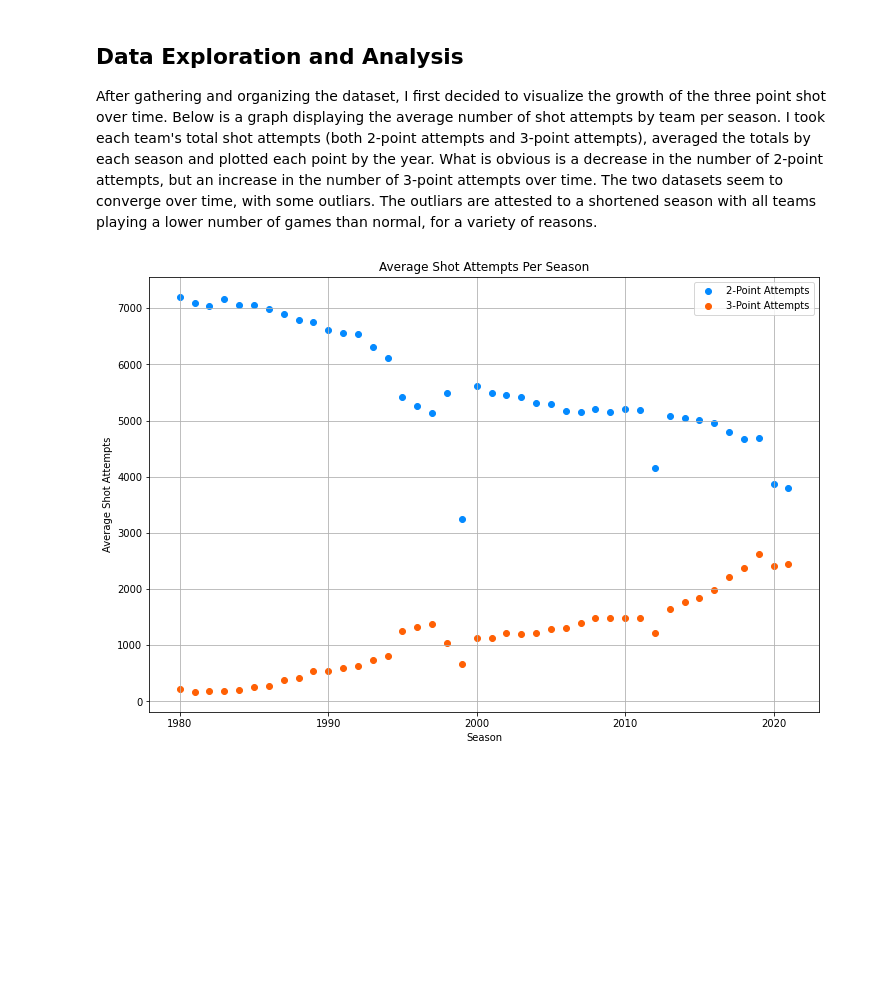
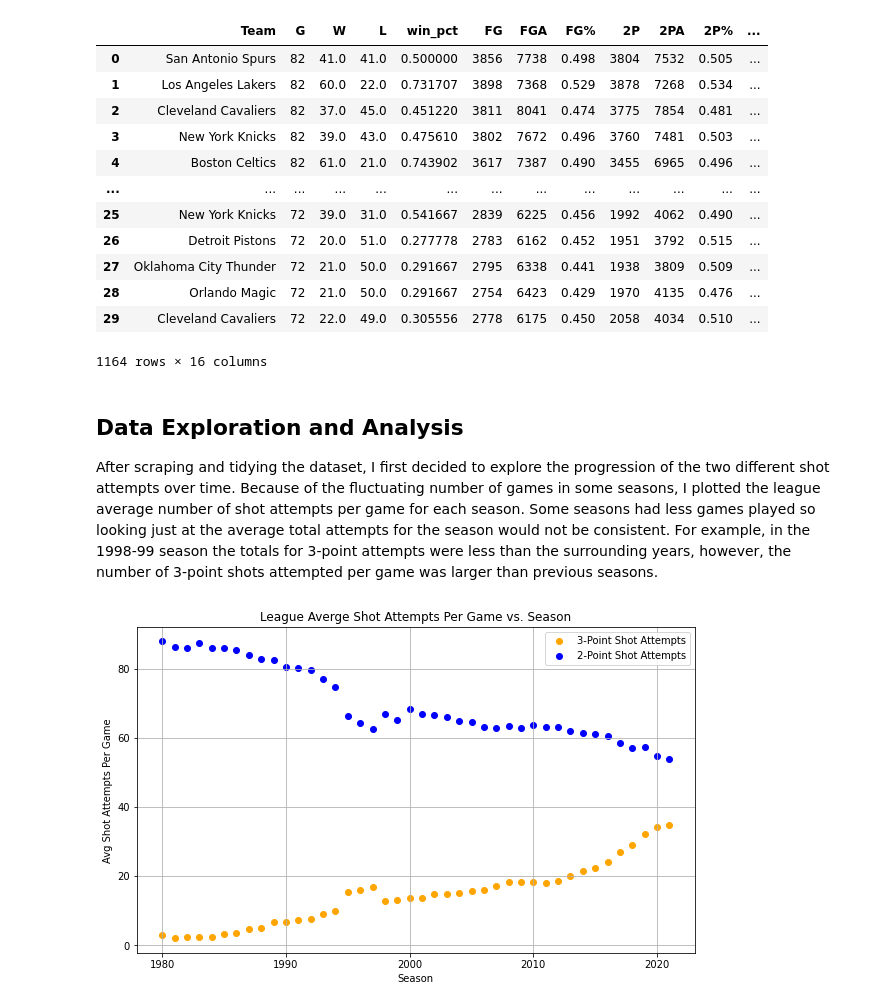
Before and after one commit to rahulShahCode/DSPipelineTutorial, a Jupyter notebook: final.ipynb, the cells around one changed output. Cells and saved outputs as stored; diff of their text form; code cells hidden in the pictures; blank space fills up the shorter version.

```diff
--- a/final.ipynb
+++ b/final.ipynb
@@ -26,7 +32,7 @@ I had to scrape two tables for each season, one with the total stats for each te
 # %%
 year = 1980
 df = None
-# Function to remove asteriks from team name
+# Function to remove asteriks from team name for uniformity
 def remove_asteriks(df):
     for i in df.index:
         t = df.at[i, "Team"]
@@ -34,9 +40,12 @@ def remove_asteriks(df):
             df.at[i, 'Team'] = t[0:len(t)-1]
     return df
 
+# Iteration to obtain data for each season
 for year in range(1980, 2022):
     stats_url = f'https://widgets.sports-reference.com/wg.fcgi?css=1&site=bbr&url=%2Fleagues%2FNBA_{year}.html&div=div_team-stats-base'
     standings_url = f'https://widgets.sports-reference.com/wg.fcgi?css=1&site=bbr&url=%2Fleagues%2FNBA_{year}.html&div=div_misc_stats'
+
+    # First iteration, base case
     if df is None:
         df = pd.read_html(stats_url)[0]
         df['Season'] = year
@@ -46,6 +55,7 @@ for year in range(1980, 2022):
         remove_asteriks(df)
         df = df.merge(win_loss, on='Team')
 
+    # Rest of loop, have to concatenate to merge tables
     else:
         temp = pd.read_html(stats_url)[0]
         temp['Season'] = year
@@ -56,25 +66,47 @@ for year in range(1980, 2022):
         temp = temp.merge(win_loss, on='Team')
         df = pd.concat([df, temp])
 
-df = df[['Team', 'G', 'W', 'L', 'FG', 'FGA', '2P', '2PA', '2P%', '3P', '3PA', '3P%', 'PTS', 'Season']]
+# The tables from the link provides League Average data for some statistics
+# I remove this, and will calculate it on my own later, if necessary
+df = df[df.Team != 'League Average']
+df['win_pct'] = df['W'] / df['G']
+df = df[['Team', 'G', 'W', 'L', 'win_pct', 'FG', 'FGA', 'FG%', '2P', '2PA', '2P%', '3P', '3PA', '3P%', 'PTS', 'Season']]
+df
+# %% [output]
+|  | Team | G | W | L | win_pct | FG | FGA | FG% | 2P | 2PA | 2P% | ... |
+| 0 | San Antonio Spurs | 82 | 41.0 | 41.0 | 0.500000 | 3856 | 7738 | 0.498 | 3804 | 7532 | 0.505 | ... |
+| 1 | Los Angeles Lakers | 82 | 60.0 | 22.0 | 0.731707 | 3898 | 7368 | 0.529 | 3878 | 7268 | 0.534 | ... |
+| 2 | Cleveland Cavaliers | 82 | 37.0 | 45.0 | 0.451220 | 3811 | 8041 | 0.474 | 3775 | 7854 | 0.481 | ... |
+| 3 | New York Knicks | 82 | 39.0 | 43.0 | 0.475610 | 3802 | 7672 | 0.496 | 3760 | 7481 | 0.503 | ... |
+| 4 | Boston Celtics | 82 | 61.0 | 21.0 | 0.743902 | 3617 | 7387 | 0.490 | 3455 | 6965 | 0.496 | ... |
+| ... | ... | ... | ... | ... | ... | ... | ... | ... | ... | ... | ... | ... |
+| 25 | New York Knicks | 72 | 39.0 | 31.0 | 0.541667 | 2839 | 6225 | 0.456 | 1992 | 4062 | 0.490 | ... |
+| 26 | Detroit Pistons | 72 | 20.0 | 51.0 | 0.277778 | 2783 | 6162 | 0.452 | 1951 | 3792 | 0.515 | ... |
+| 27 | Oklahoma City Thunder | 72 | 21.0 | 50.0 | 0.291667 | 2795 | 6338 | 0.441 | 1938 | 3809 | 0.509 | ... |
+| 28 | Orlando Magic | 72 | 21.0 | 50.0 | 0.291667 | 2754 | 6423 | 0.429 | 1970 | 4135 | 0.476 | ... |
+| 29 | Cleveland Cavaliers | 72 | 22.0 | 49.0 | 0.305556 | 2778 | 6175 | 0.450 | 2058 | 4034 | 0.510 | ... |
+1164 rows × 16 columns
-# %% [markdown]
-## Data Exploration and Analysis
-
-After gathering and organizing the dataset, I first decided to visualize the growth of the three point shot over time. Below is a graph displaying the average number of shot attempts by team per season. I took each team's total shot attempts (both 2-point attempts and 3-point attempts), averaged the totals by each season and plotted each point by the year. What is obvious is a decrease in the number of 2-point attempts, but an increase in the number of 3-point attempts over time. The two datasets seem to converge over time, with some outliars. The outliars are attested to a shortened season with all teams playing a lower number of games than normal, for a variety of reasons.
+# %% [markdown]
+## Data Exploration and Analysis
+
+After scraping and tidying the dataset, I first decided to explore the progression of the two different shot attempts over time. Because of the fluctuating number of games in some seasons, I plotted the league average number of shot attempts per game for each season. Some seasons had less games played so looking just at the average total attempts for the season would not be consistent. For example, in the 1998-99 season the totals for 3-point attempts were less than the surrounding years, however, the number of 3-point shots attempted per game was larger than previous seasons.
 # %%
-avg_attempts = df.groupby('Season').mean()
-fig, ax = plt.subplots(figsize=(12,8))
-x = avg_attempts.index
-ax.scatter(x, avg_attempts['2PA'], c='#048aff', label='2-Point Attempts')
-ax.scatter(x, avg_attempts['3PA'], c='#ff6004', label='3-Point Attempts')
+# We want league averages for each season
+avg = df.groupby('Season').mean()
+fig, ax = plt.subplots(figsize=(10,6))
+# Per game statistic calculation
+avg['3PAPG'] = avg['3PA'] / avg['G']
+avg['2PAPG'] = avg['2PA'] / avg['G']
+x = avg.index
 
-
-
+# Plot Setup
+ax.scatter(x, avg['3PAPG'], color='orange', label='3-Point Shot Attempts')
+ax.scatter(x, avg['2PAPG'], color='blue', label='2-Point Shot Attempts')
 ax.legend()
 ax.grid(True)
 plt.xlabel('Season')
-plt.ylabel('Average Shot Attempts')
-plt.title('Average Shot Attempts Per Season')
+plt.ylabel('Avg Shot Attempts Per Game')
+plt.title('League Averge Shot Attempts Per Game vs. Season')
 plt.show()
 # %% [output]
-[figure, old version]
+[figure, new version]
```
Also changed, not shown: parts of 17 cells of this notebook, 1 other file.
